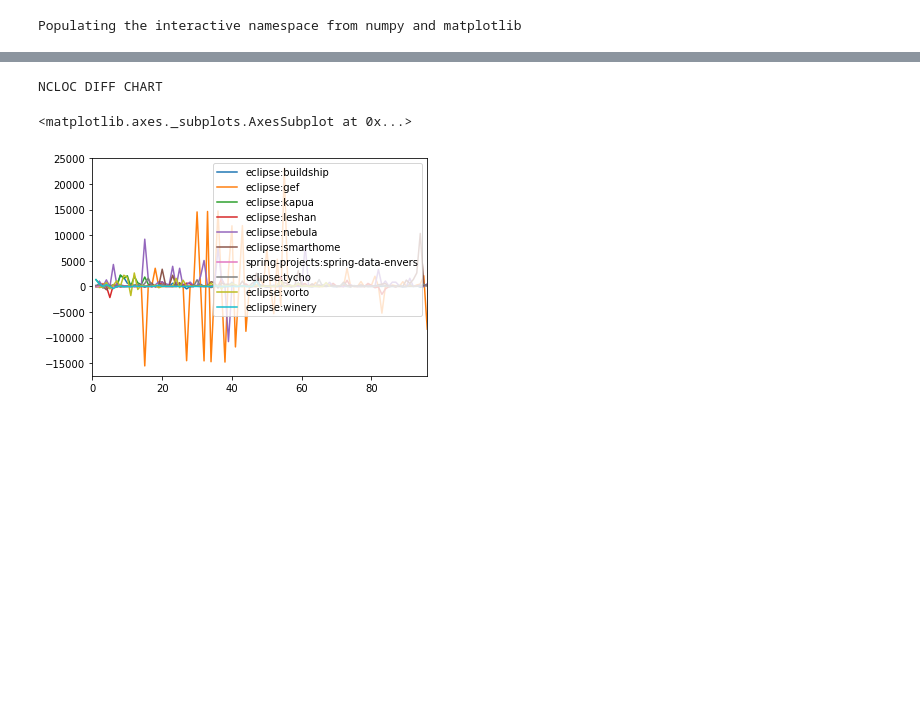
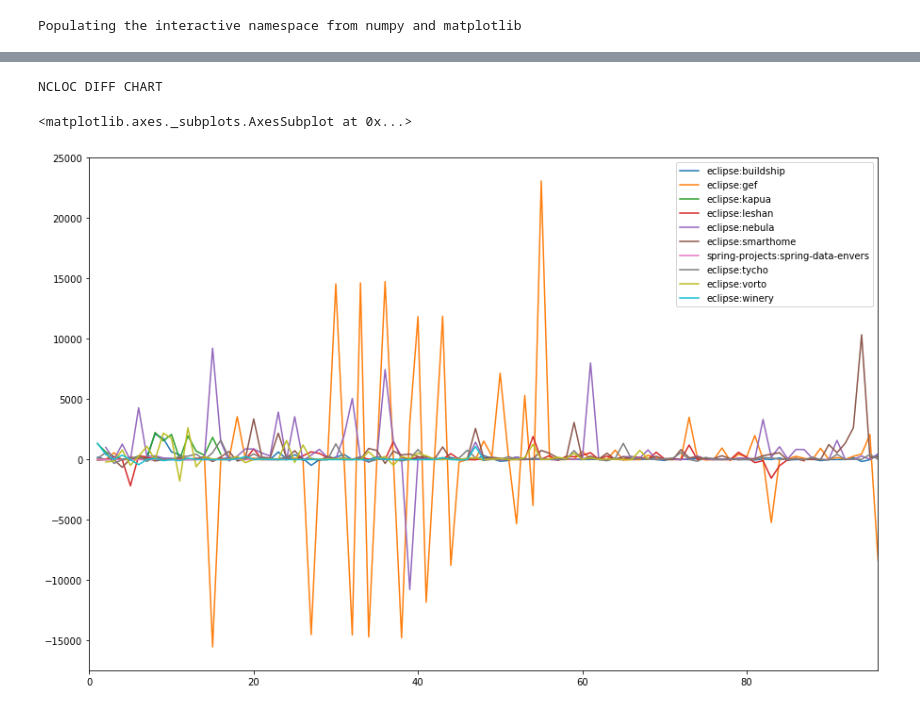
Before and after one commit to digeo/SonarQubeTSAnalysis, a Jupyter notebook: TS-SonarQubeMP.ipynb, the cells around one changed output, grey strips where cells are left out. Cells and saved outputs as stored; diff of their text form; code cells hidden in the pictures; blank space fills up the shorter version.

```diff
--- a/TS-SonarQubeMP.ipynb
+++ b/TS-SonarQubeMP.ipynb
@@ -116,8 +116,8 @@ NCLOC CHART
 # %%
 print('ncloc diff chart'.upper())
 df_dif = df - df.shift(1)
-df_dif.plot()
+df_dif.plot(figsize=(15, 10))
 # %% [output]
 NCLOC DIFF CHART
 <matplotlib.axes._subplots.AxesSubplot at 0x...>
-[figure, old version]
+[figure, new version]
```
Also changed, not shown: parts of 9 cells of this notebook.
